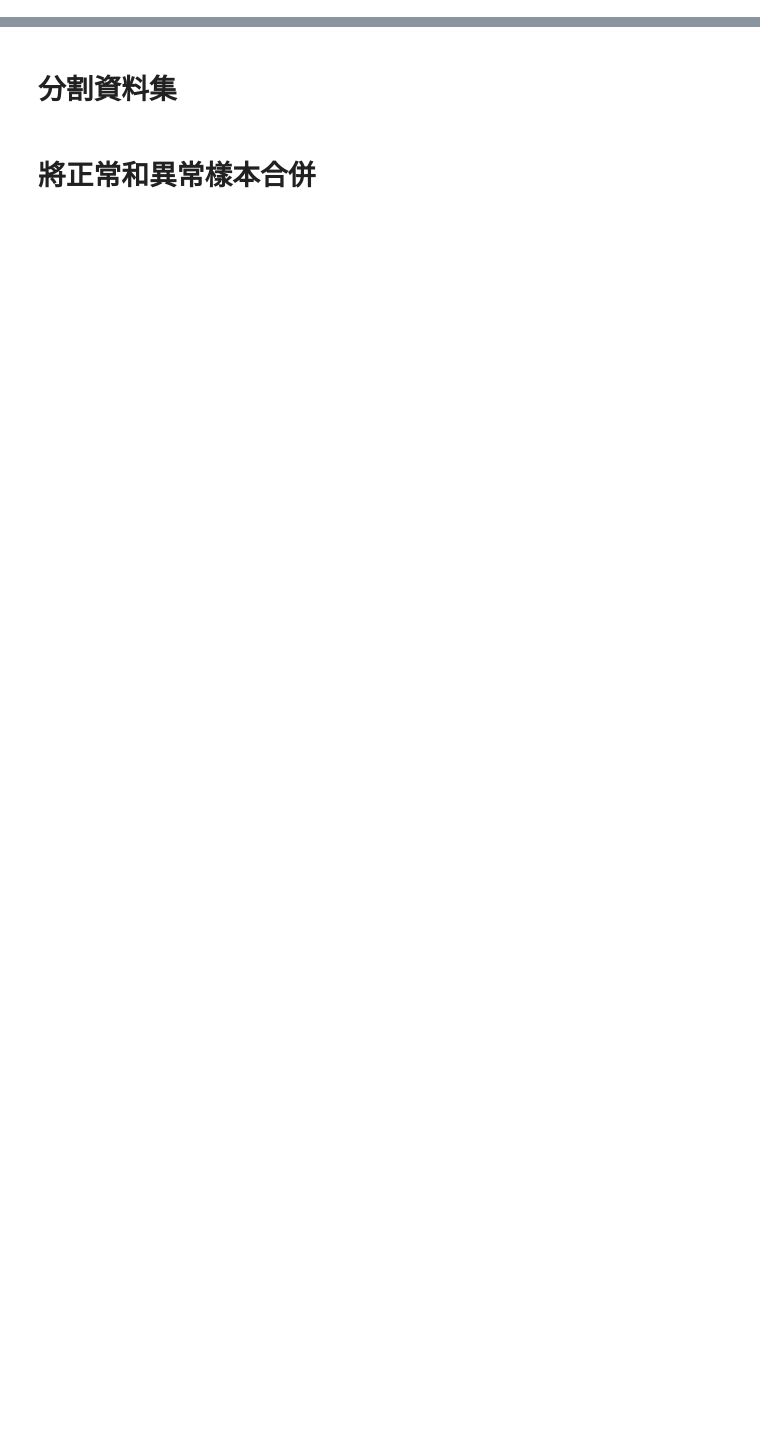
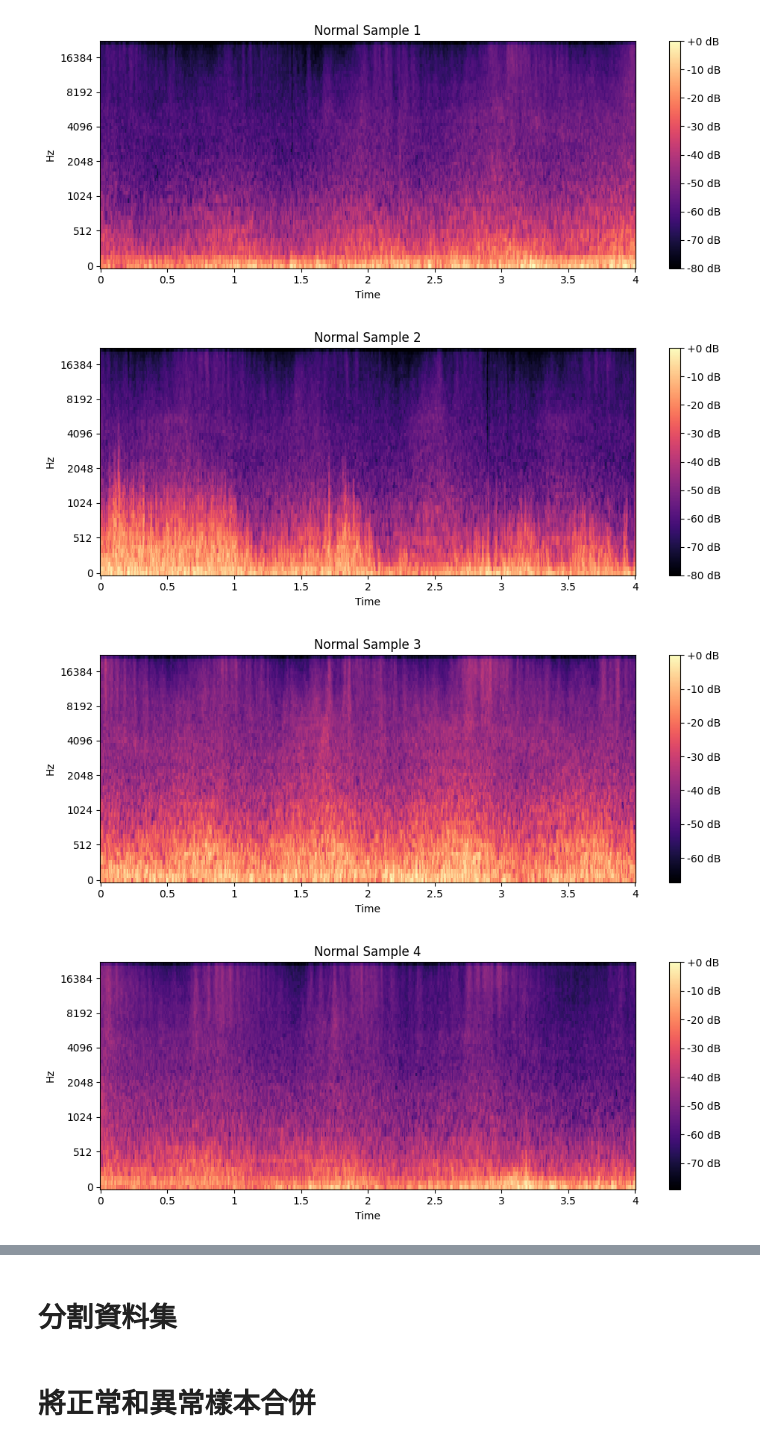
Before and after one commit to BoshiLee/wind_turbin_anomaly_detection, a Jupyter notebook: surpervised_data_created.ipynb, the cells around one changed output, grey strips where cells are left out. Saved outputs shown, nothing was run; the diff lists cells and outputs as text; code cells hidden in the pictures; blank space fills up the shorter version.

```diff
--- a/surpervised_data_created.ipynb
+++ b/surpervised_data_created.ipynb
@@ -28,12 +15,16 @@ def convert_to_mel_spectrogram(audio, sr, n_fft, hop_length, n_mels):
     mel_spectrogram_db = librosa.power_to_db(mel_spectrogram, ref=np.max)
     return mel_spectrogram_db
 # %%
-target_sample_rate = 44100
+
 # 指定 STFT 參數
 load_dotenv()
+sample_rate = int(os.getenv('sample_rate'))
 hop_length = int(os.getenv('hop_length'))
 n_mels = int(os.getenv('n_mels'))
 n_fft = int(os.getenv('n_fft'))
 
 print(f"hop_length: {hop_length}")
+print(f"n_mels: {n_mels}")
+print(f"n_fft: {n_fft}")
+print(f"target_sample_rate: {sample_rate}")
 # %% [output]
@@ -45,7 +39,6 @@ def load_segmented_files(directory):
         if file.endswith(".wav"):
             file_path = os.path.join(directory, file)
             y, sr = librosa.load(file_path, sr=None)
-            target_sample_rate = sr
             path = file.split(os.path.sep)
             filename = f'{path[-1]}'
             wav_files.append((y, filename))
@@ -62,0 +68,20 @@ mel_spectrograms_anomaly = [convert_to_mel_spectrogram(audio[0], target_sample_r
+# %%
+# 檢查 mel_spectrograms_normal 和 mel_spectrograms_anomaly 的長度
+print("正常樣本數量:", len(mel_spectrograms_normal))
+print("異常樣本數量:", len(mel_spectrograms_anomaly))
+print("正常樣本形狀:", mel_spectrograms_normal[0].shape)
+print("異常樣本形狀:", mel_spectrograms_anomaly[0].shape)
+print("正常樣本最小值:", np.min(mel_spectrograms_normal))
+print("正常樣本最大值:", np.max(mel_spectrograms_normal))
+
+# 檢查有無 None 值
+print("正常樣本中是否有 None 值:", any(ms is None for ms in mel_spectrograms_normal))
+print("異常樣本中是否有 None 值:", any(ms is None for ms in mel_spectrograms_anomaly))
+
+# 打印部分梅爾頻譜圖的基本統計信息
+for i, mel in enumerate(mel_spectrograms_normal[:5]):
+    print(f"正常樣本梅爾頻譜圖 {i+1} 的基本信息:")
+    print(f"  最小值: {np.min(mel)}")
+    print(f"  最大值: {np.max(mel)}")
+    print(f"  平均值: {np.mean(mel)}")
+    print(f"  標準差: {np.std(mel)}")
@@ -62,0 +106,22 @@ mel_spectrograms_anomaly = [convert_to_mel_spectrogram(audio[0], target_sample_r
+# %%
+import matplotlib.pyplot as plt
+for i, mel_spectrogram in enumerate(mel_spectrograms_normal[:11]):
+    plt.figure(figsize=(10, 4))
+    librosa.display.specshow(mel_spectrogram, sr=sample_rate, hop_length=hop_length, x_axis='time', y_axis='mel')
+    plt.colorbar(format='%+2.0f dB')
+    plt.title(f'Normal Sample {i+1}')
+    plt.tight_layout()
+    plt.show()
+
+for i, mel_spectrogram in enumerate(mel_spectrograms_anomaly[:11]):
+    plt.figure(figsize=(10, 4))
+    librosa.display.specshow(mel_spectrogram, sr=sample_rate, hop_length=hop_length, x_axis='time', y_axis='mel')
+    plt.colorbar(format='%+2.0f dB')
+    plt.title(f'Anomaly Sample {i+1}')
+    plt.tight_layout()
+    plt.show()
+# %% [output]
+[figure, added]
+[figure, added]
+[figure, added]
+[figure, added]
```
Also changed, not shown: parts of 11 cells of this notebook, 2 other files.
